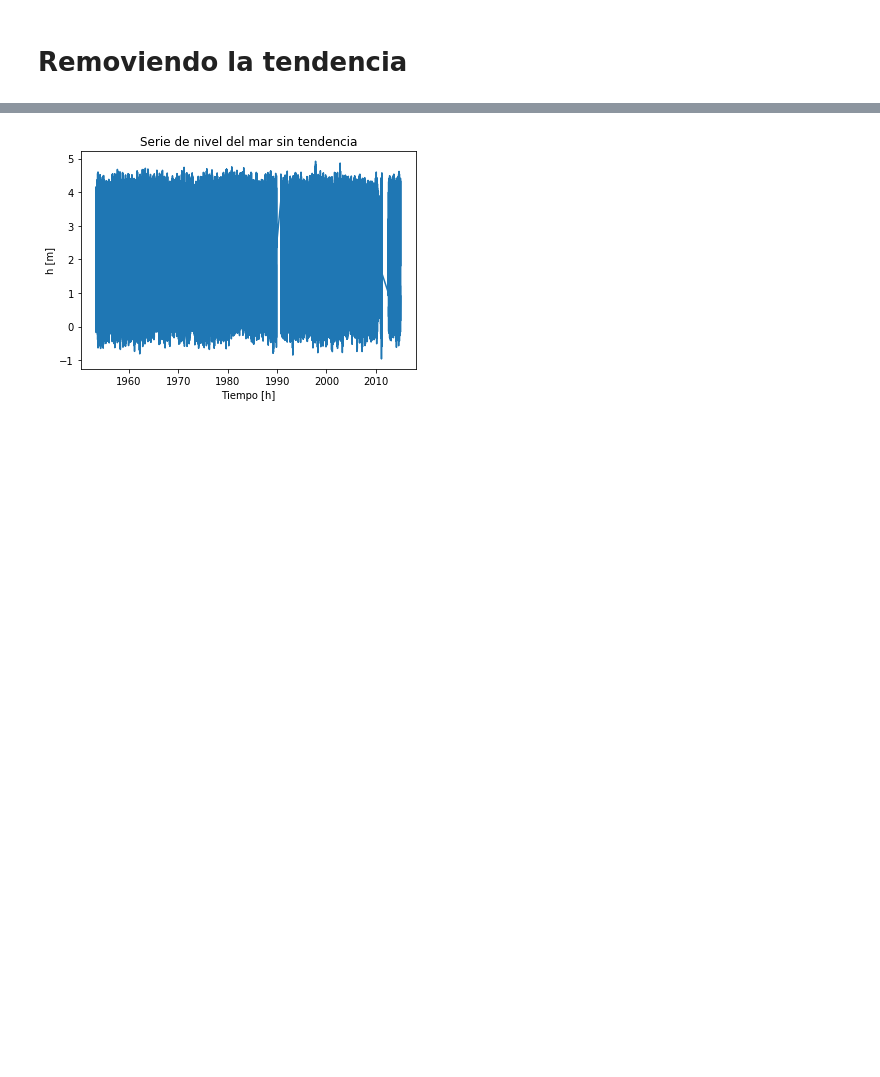
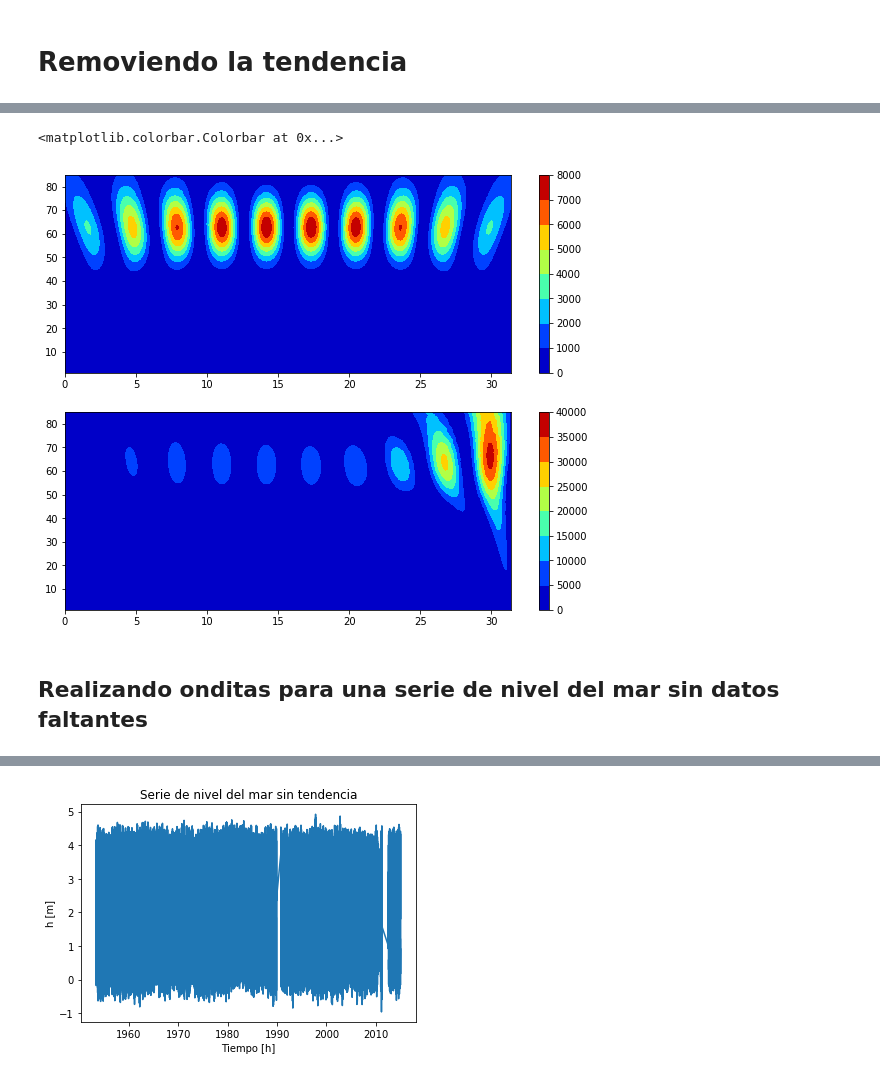
Before and after one commit to FrankAyalaC/Nivel-del-mar-en-Buenaventura, a Jupyter notebook: Scripts/TDG_2019.ipynb, the cells around one changed output, grey strips where cells are left out. Saved outputs shown, nothing was run; the diff lists cells and outputs as text; code cells hidden in the pictures; blank space fills up the shorter version.

```diff
--- a/Scripts/TDG_2019.ipynb
+++ b/Scripts/TDG_2019.ipynb
@@ -63,0 +82,21 @@ Dado que los valores de correlación lineales  se calculan para series estaciona
+# %%
+coef_fic, freqs_fic=pywt.cwt(y_fic,np.arange(1,70),'morl')
+power_fic = (abs(coef_fic)) ** 2
+period_fic = 1. / freqs_fic
+
+coef_fic2, freqs_fic2=pywt.cwt(y_fic2,np.arange(1,70),'morl')
+power = (abs(coef_fic2)) ** 2
+period = 1. / freqs_fic2
+
+
+fig,[ax1,ax2]=plt.subplots(2,1,figsize=(10,8))
+cf=ax1.contourf(x_fic,period,power,cmap="jet")
+fig.colorbar(cf, ax=ax1)
+
+cf_fic=ax2.contourf(x_fic,period_fic,power_fic,cmap="jet")
+fig.colorbar(cf_fic, ax=ax2)
+# %% [output]
+<matplotlib.colorbar.Colorbar at 0x...>
+[figure, added]
+# %% [markdown]
+## Realizando onditas para una serie de nivel del mar sin datos faltantes
```
Also changed, not shown: parts of 33 cells of this notebook, 14 other files.
